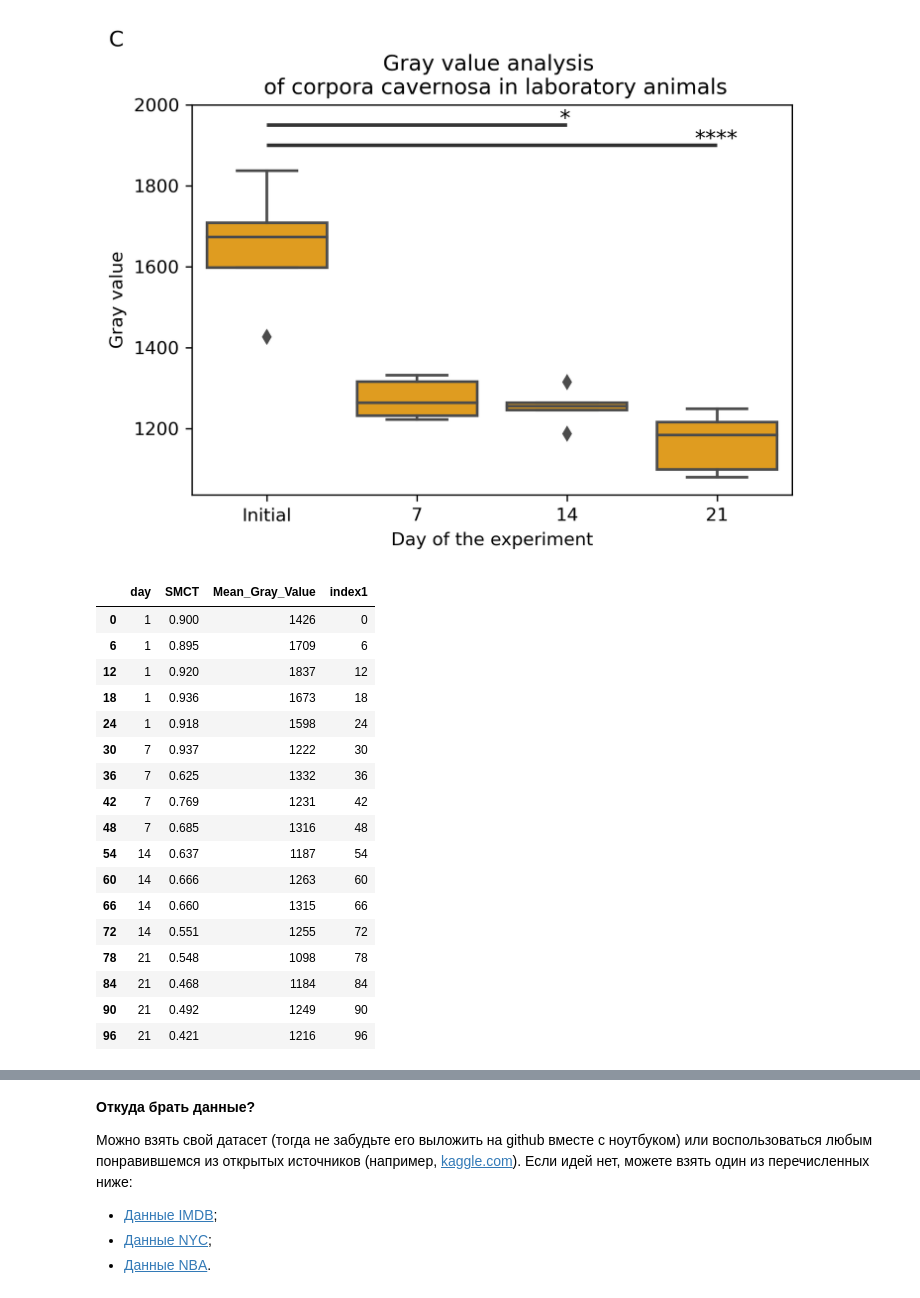
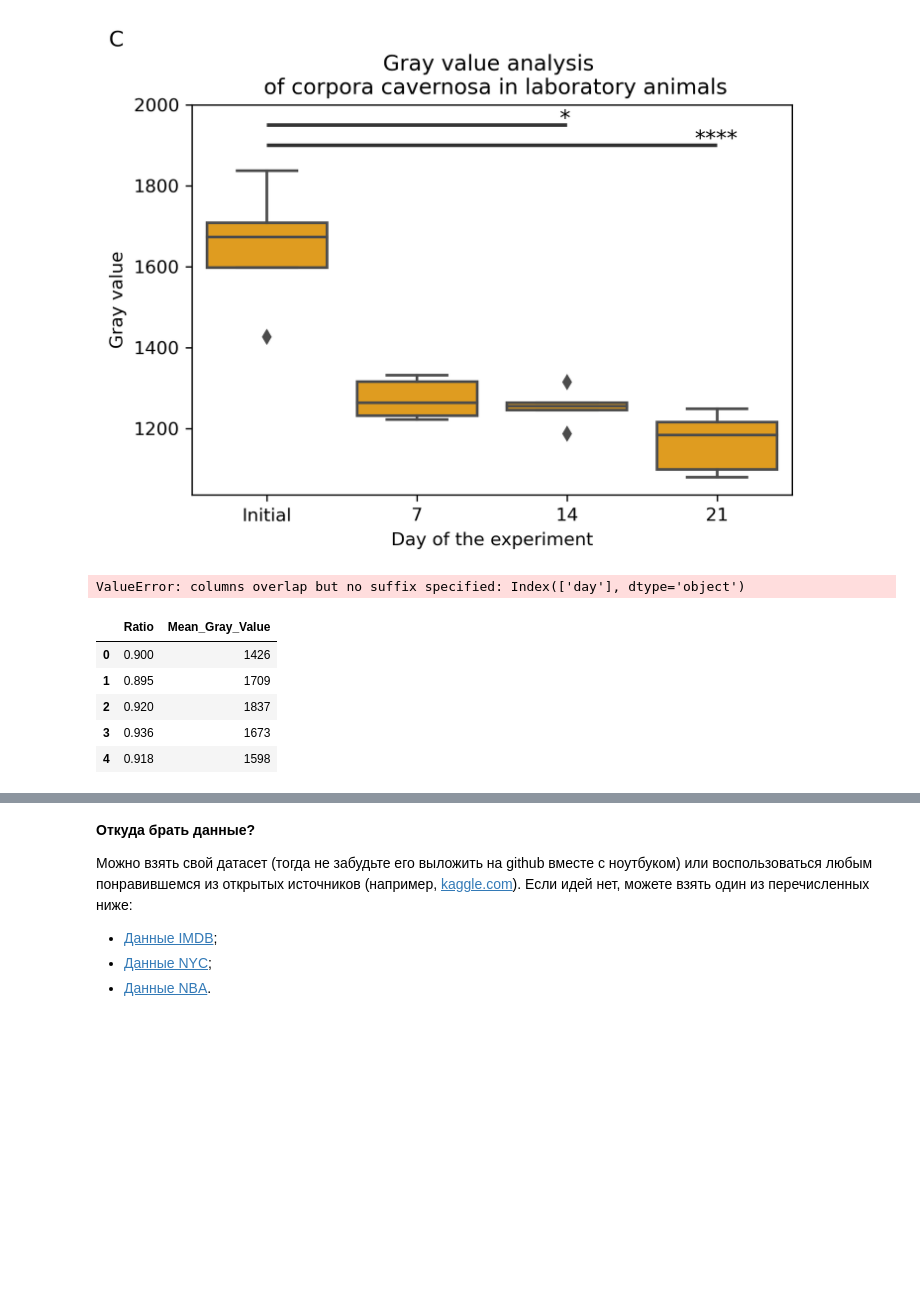
Before and after one commit to doompro1/NetologyPython, a Jupyter notebook: PYDA_homeworks-master/Визуализация данных/visualization.ipynb, the cells around one changed output, grey strips where cells are left out. Saved outputs shown, nothing was run; the diff lists cells and outputs as text; code cells hidden in the pictures; blank space fills up the shorter version.

```diff
--- a/PYDA_homeworks-master/Визуализация данных/visualization.ipynb
+++ b/PYDA_homeworks-master/Визуализация данных/visualization.ipynb
@@ -196,27 +195,21 @@ plt.savefig('pal.svg')
 # %% [output]
 [figure]
 # %%
-cor = Morphometry_ratio.merge(Density, on= 'day' , how = 'left')
+cor = Morphometry_ratio.join(Density, on= 'day' , how = 'inner')
 cor['index1'] = cor.index
+cor.head()
 cor3 = cor[ ((cor['index1']==0) | ((cor['index1'] % 6 )==0))]
-cor3.head(23)
+cor.head(200)
 # %% [output]
-|  | day | SMCT | Mean_Gray_Value | index1 |
-| 0 | 1 | 0.900 | 1426 | 0 |
-| 6 | 1 | 0.895 | 1709 | 6 |
-| 12 | 1 | 0.920 | 1837 | 12 |
-| 18 | 1 | 0.936 | 1673 | 18 |
-| 24 | 1 | 0.918 | 1598 | 24 |
-| 30 | 7 | 0.937 | 1222 | 30 |
-| 36 | 7 | 0.625 | 1332 | 36 |
-| 42 | 7 | 0.769 | 1231 | 42 |
-| 48 | 7 | 0.685 | 1316 | 48 |
-| 54 | 14 | 0.637 | 1187 | 54 |
-| 60 | 14 | 0.666 | 1263 | 60 |
-| 66 | 14 | 0.660 | 1315 | 66 |
-| 72 | 14 | 0.551 | 1255 | 72 |
-| 78 | 21 | 0.548 | 1098 | 78 |
-| 84 | 21 | 0.468 | 1184 | 84 |
-| 90 | 21 | 0.492 | 1249 | 90 |
-| 96 | 21 | 0.421 | 1216 | 96 |
+ValueError: columns overlap but no suffix specified: Index(['day'], dtype='object')
+# %%
+Correlation = pd.read_csv("Correlation.csv")
+Correlation.head()
+# %% [output]
+|  | Ratio | Mean_Gray_Value |
+| 0 | 0.900 | 1426 |
+| 1 | 0.895 | 1709 |
+| 2 | 0.920 | 1837 |
+| 3 | 0.936 | 1673 |
+| 4 | 0.918 | 1598 |
 # %%
```
Also changed, not shown: parts of 4 cells of this notebook, 12 other files.
